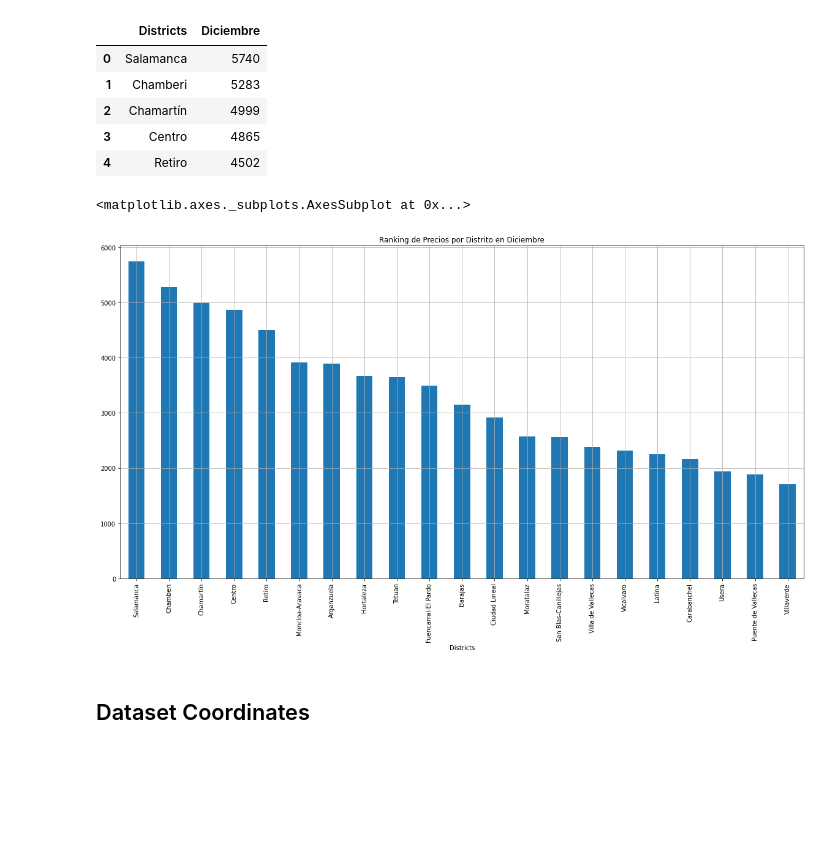
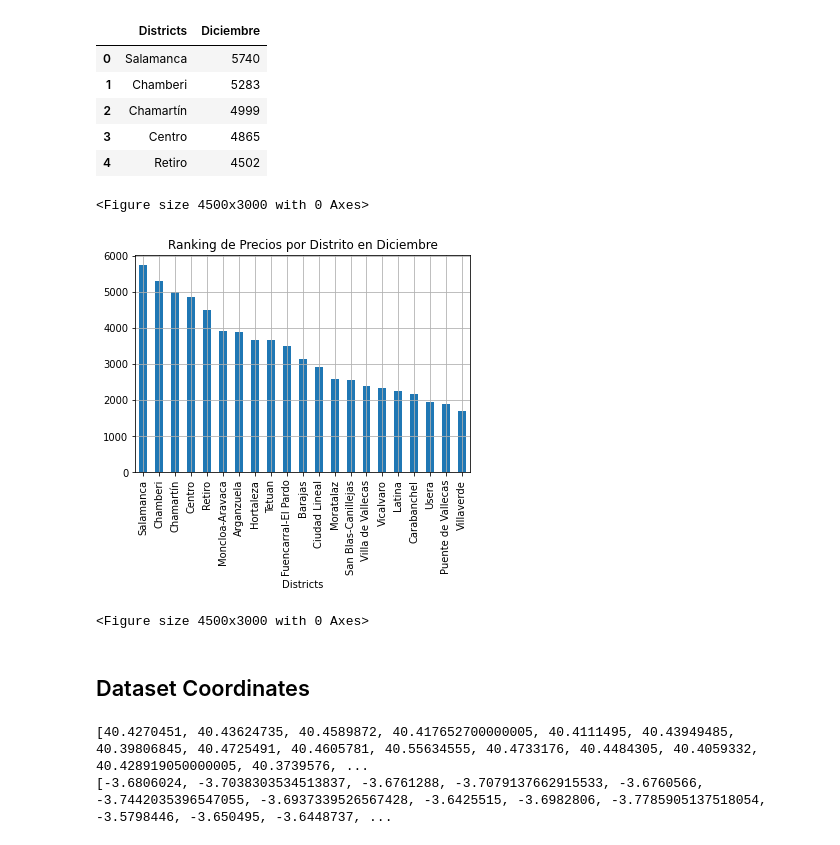
Before and after one commit to Warckor/Coursera_Capstone, a Jupyter notebook: Final_Assignment/House_Sales_Analytics_EN.ipynb, the cells around one changed output. Cells and saved outputs as stored; diff of their text form; code cells hidden in the pictures; blank space fills up the shorter version.

```diff
--- a/Final_Assignment/House_Sales_Analytics_EN.ipynb
+++ b/Final_Assignment/House_Sales_Analytics_EN.ipynb
@@ -43,9 +43,9 @@ from google.colab import drive
 import pandas as pd
 import matplotlib.pyplot as plt
 from geopy.geocoders import Nominatim
+import folium
 
 %matplotlib inline
-plt.rcParams['figure.figsize'] = [20,10]
 # %% [markdown]
 ## Data Load and Clean
 # %%
@@ -101,8 +103,10 @@ df_last.head()
 | 4 | Retiro | 4502 |
 # %%
 df_last.plot(kind="bar", x="Districts", y="Diciembre", legend=False, title="Ranking de Precios por Distrito en Diciembre", grid=True,)
+plt.figure(figsize=(15,10),dpi=300)
 # %% [output]
-<matplotlib.axes._subplots.AxesSubplot at 0x...>
+<Figure size 4500x3000 with 0 Axes>
-[figure, old version]
+[figure, new version]
+<Figure size 4500x3000 with 0 Axes>
 # %% [markdown]
 ## Dataset Coordinates
@@ -108,0 +115,12 @@ df_last.plot(kind="bar", x="Districts", y="Diciembre", legend=False, title="Rank
+# %%
+dist = df_last.Districts
+latitude = []
+longitude = []
+for d in dist:
+  latitude.append(geo.geocode(d + ", Madrid").latitude)
+  longitude.append(geo.geocode(d + ", Madrid").longitude)
+print(latitude)
+print(longitude)
+# %% [output]
+[40.4270451, 40.43624735, 40.4589872, 40.417652700000005, 40.4111495, 40.43949485, 40.39806845, 40.4725491, 40.4605781, 40.55634555, 40.4733176, 40.4484305, 40.4059332, 40.428919050000005, 40.3739576, ...
+[-3.6806024, -3.7038303534513837, -3.6761288, -3.7079137662915533, -3.6760566, -3.7442035396547055, -3.6937339526567428, -3.6425515, -3.6982806, -3.7785905137518054, -3.5798446, -3.650495, -3.6448737, ...
```
Also changed, not shown: parts of 7 cells of this notebook.
